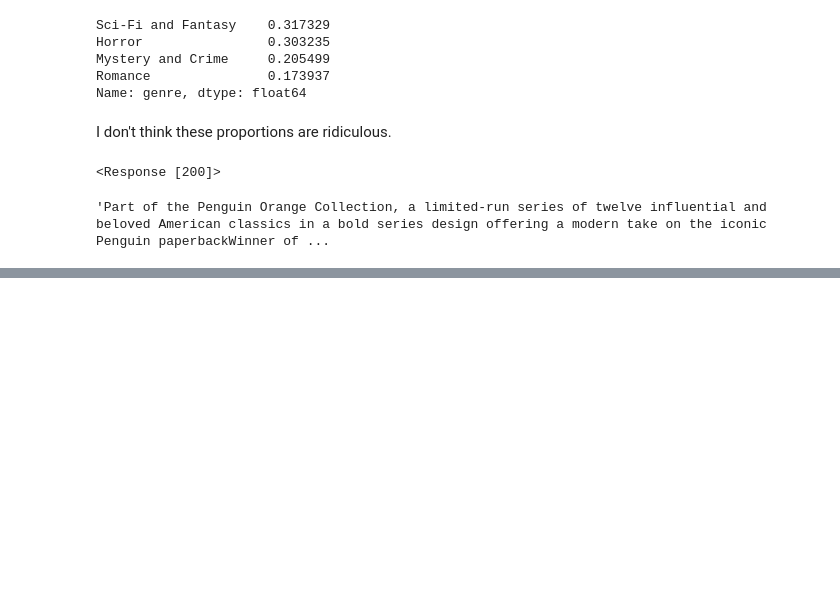
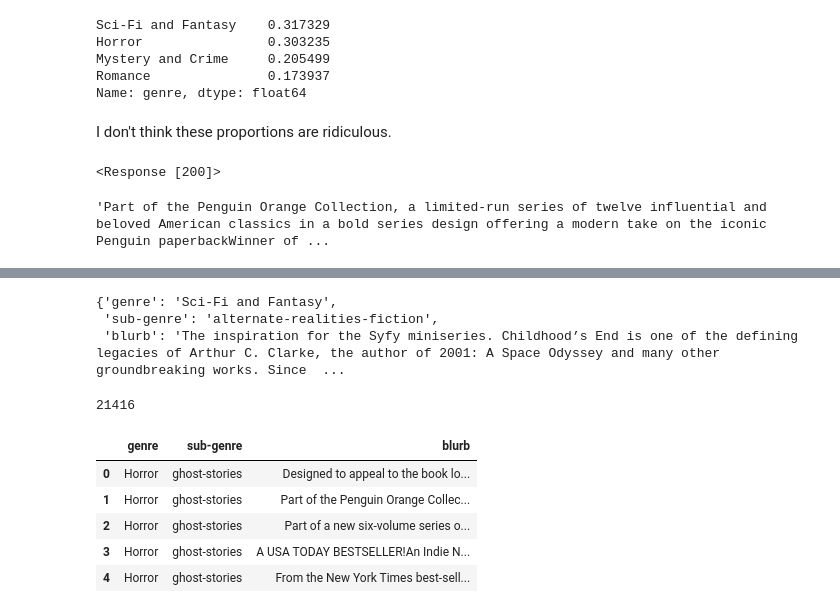
Before and after one commit to johnathon-smith/book-genre-NLP-project, a Jupyter notebook: wrangle_data.ipynb, the cells around one changed output, grey strips where cells are left out. Saved outputs shown, nothing was run; the diff lists cells and outputs as text; code cells hidden in the pictures; blank space fills up the shorter version.

```diff
--- a/acquire_data.ipynb
+++ b/wrangle_data.ipynb
@@ -498,0 +601,3 @@ book_blurbs = get_book_blurbs(book_urls)
+# %%
+#For the Sci-Fi and Fantasy section
+fantasy_blurbs = get_book_blurbs(fantasy_urls)
@@ -498,0 +622,6 @@ book_blurbs = get_book_blurbs(book_urls)
+# %%
+fantasy_blurbs[0]
+# %% [output]
+{'genre': 'Sci-Fi and Fantasy',
+ 'sub-genre': 'alternate-realities-fiction',
+ 'blurb': 'The inspiration for the Syfy miniseries. Childhood’s End is one of the defining legacies of Arthur C. Clarke, the author of 2001: A Space Odyssey and many other groundbreaking works. Since  ...
@@ -498,0 +637,4 @@ book_blurbs = get_book_blurbs(book_urls)
+# %%
+len(book_blurbs)
+# %% [output]
+21416
@@ -498,0 +644,9 @@ book_blurbs = get_book_blurbs(book_urls)
+# %%
+book_blurbs.head()
+# %% [output]
+|  | genre | sub-genre | blurb |
+| 0 | Horror | ghost-stories | Designed to appeal to the book lo... |
+| 1 | Horror | ghost-stories | Part of the Penguin Orange Collec... |
+| 2 | Horror | ghost-stories | Part of a new six-volume series o... |
+| 3 | Horror | ghost-stories | A USA TODAY BESTSELLER!An Indie N... |
+| 4 | Horror | ghost-stories | From the New York Times best-sell... |
```
Also changed, not shown: parts of 28 cells of this notebook.
